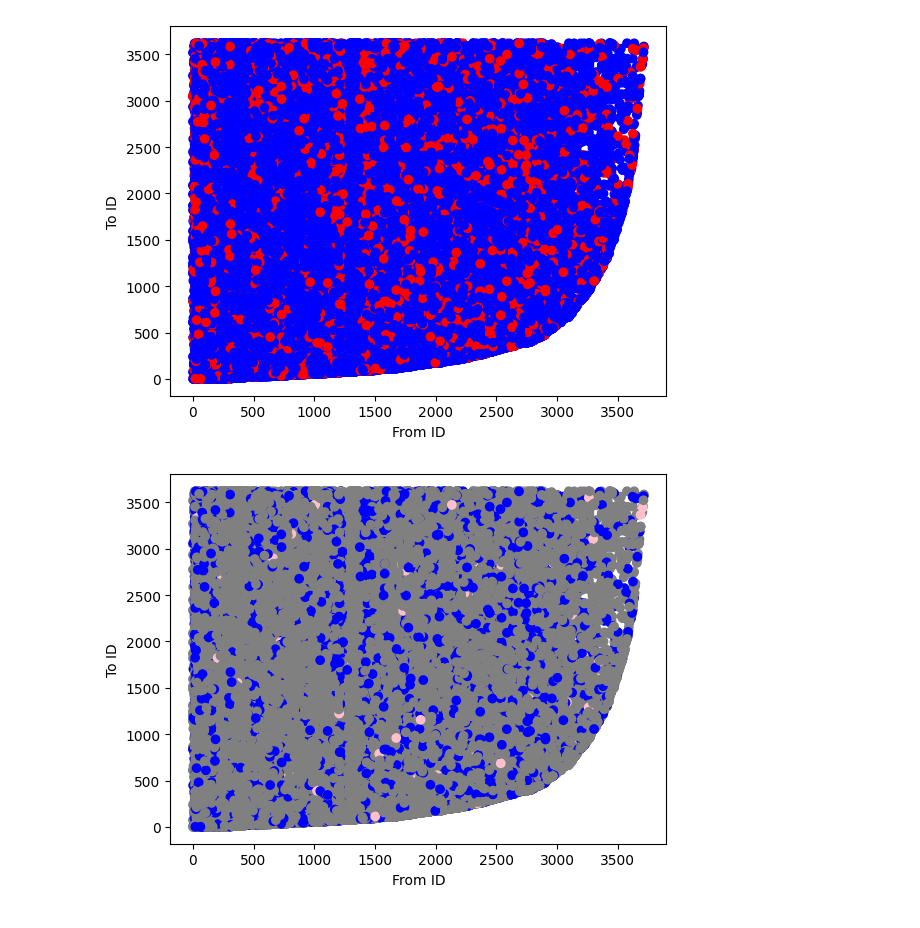
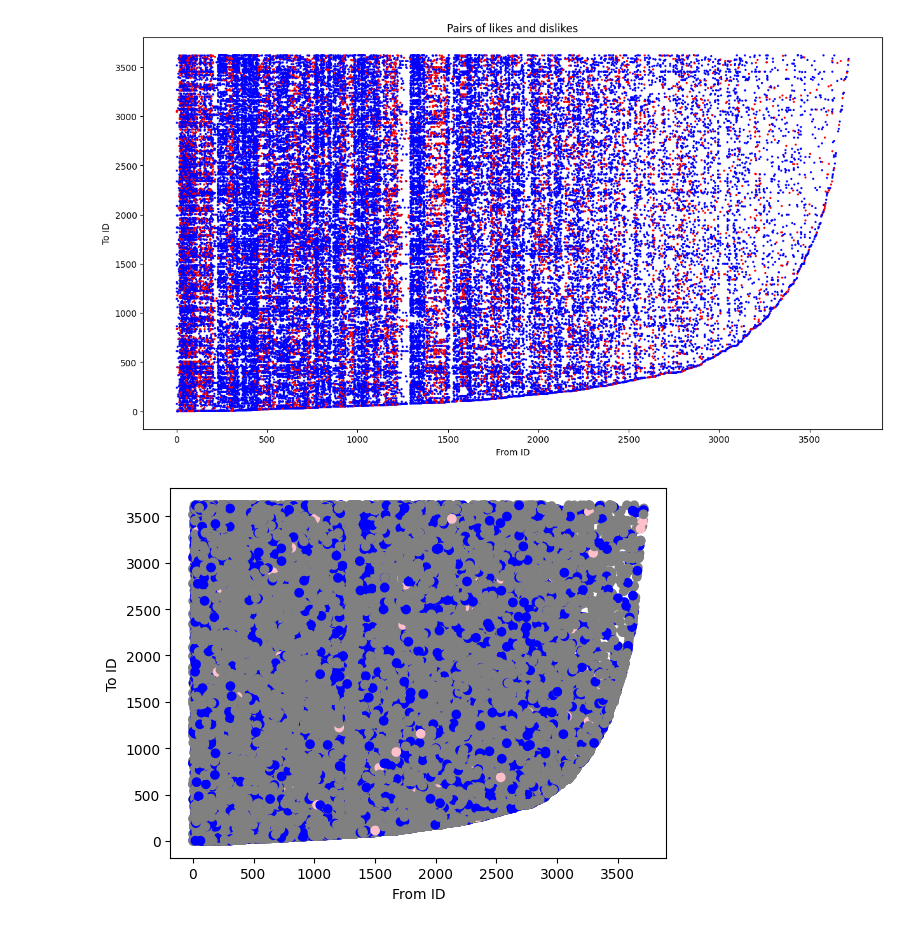
Before and after one commit to andreist3fan/vitejii-dm-2, a Jupyter notebook: DataMiningAssignment2.ipynb, the cells around one changed output. Drawn from its saved outputs; the diff is of its cells as text; code cells hidden in the pictures.

```diff
--- a/DataMiningAssignment2.ipynb
+++ b/DataMiningAssignment2.ipynb
@@ -16,17 +26,18 @@ test_data = pd.read_csv(test_file_path, delimiter=',')
 # %%
 is_like = train_data['is_like'].to_numpy()
 
 colors = ['red' if v else 'blue' for v in is_like]
+# 'red' -> 'Like', 'blue' -> 'Dislike'
 
-plt.scatter(x=train_data['user_from_id'], y=train_data['user_to_id'], c=colors)
-
+plt.figure(figsize=(15, 8))
+plt.scatter(x=train_data['user_from_id'], y=train_data['user_to_id'], c=colors, s=2)
 plt.xlabel('From ID')
 plt.ylabel('To ID')
+plt.title('Pairs of likes and dislikes')
 
-# Show the plot
 plt.show()
 # %% [output]
-[figure, old version]
+[figure, new version]
 # %%
 is_like = train_data['is_like'].to_numpy()
 is_match = train_data['is_match'].to_numpy()
```
Also changed, not shown: parts of 3 cells of this notebook, 1 other file.
